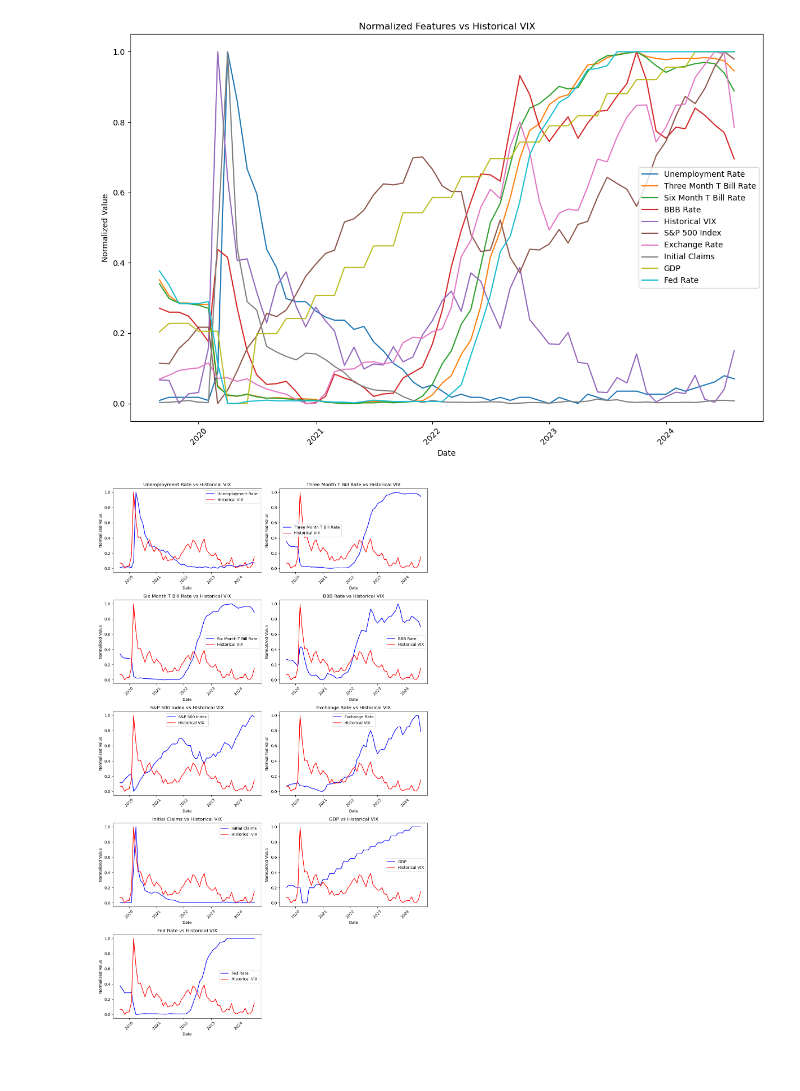
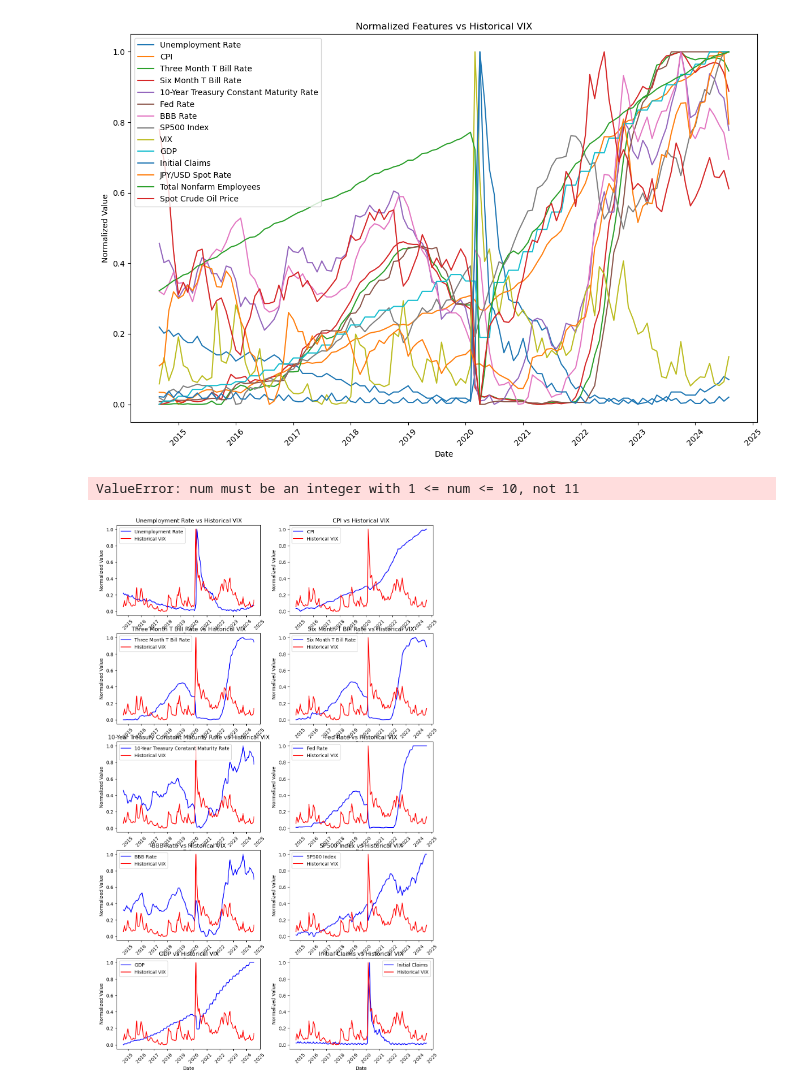
Before and after one commit to t-creech/VIX-Project, a Jupyter notebook: EDA.ipynb, the cells around one changed output. Saved outputs shown, nothing was run; the diff lists cells and outputs as text; code cells hidden in the pictures.

Commit message:
Compiled all data fetching

```diff
--- a/EDA.ipynb
+++ b/EDA.ipynb
@@ -5,6 +7,7 @@ import matplotlib.pyplot as plt
 import seaborn as sns
 # %%
 #Import Data
-data = pd.read_excel("EDA Data.xlsx")
+data = pd.read_csv("VIX_data.csv")
+data["Date"] = pd.to_datetime(data["Date"])
 data
 # %% [output]
@@ -82,24 +72,25 @@ plt.legend()
 plt.tight_layout()
 plt.show()
 # %% [output]
-[figure, old version]
+[figure, new version]
 # %%
 # Create individual plots for each feature along with VIX
-features = data.drop(columns=["Date","Historical VIX"]).columns
+features = data.drop(columns=["Date","VIX"]).columns
 
 plt.figure(figsize=(12, 20))
 
 for i, feature in enumerate(features, 1):
     plt.subplot(5, 2, i)
     plt.plot(data['Date'], normalized_data[feature], label=feature, color='blue')
-    plt.plot(data['Date'], normalized_data['Historical VIX'], label='Historical VIX', color='red')
+    plt.plot(data['Date'], normalized_data['VIX'], label='Historical VIX', color='red')
     plt.xticks(rotation=45)
     plt.title(f'{feature} vs Historical VIX')
     plt.xlabel('Date')
     plt.ylabel('Normalized Value')
     plt.legend()
 
 plt.tight_layout()
 plt.show()
 # %% [output]
+ValueError: num must be an integer with 1 <= num <= 10, not 11
-[figure, old version]
+[figure, new version]
```
Also changed, not shown: parts of 6 cells of this notebook, 8 other files.
